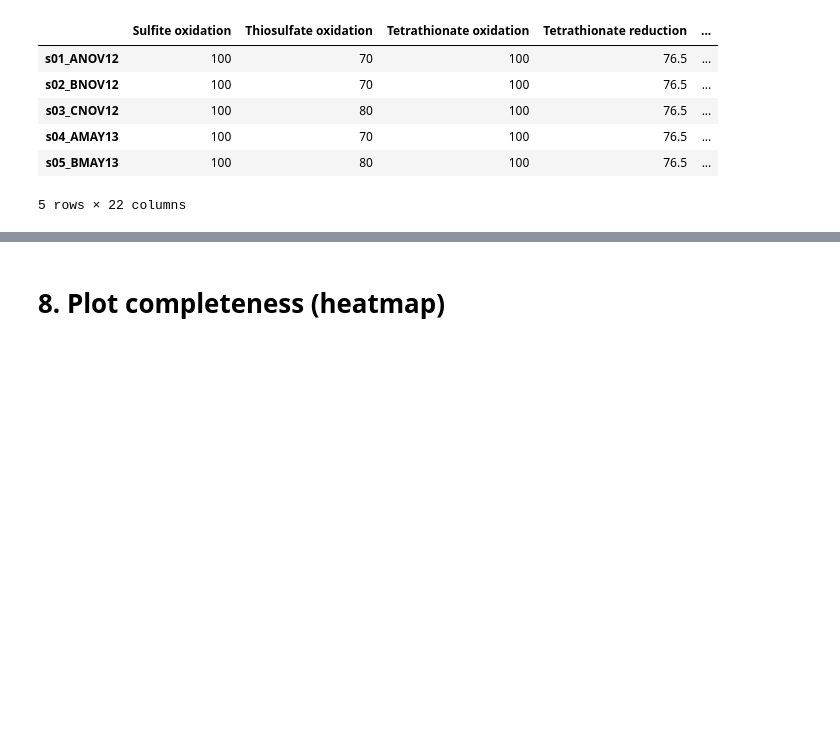
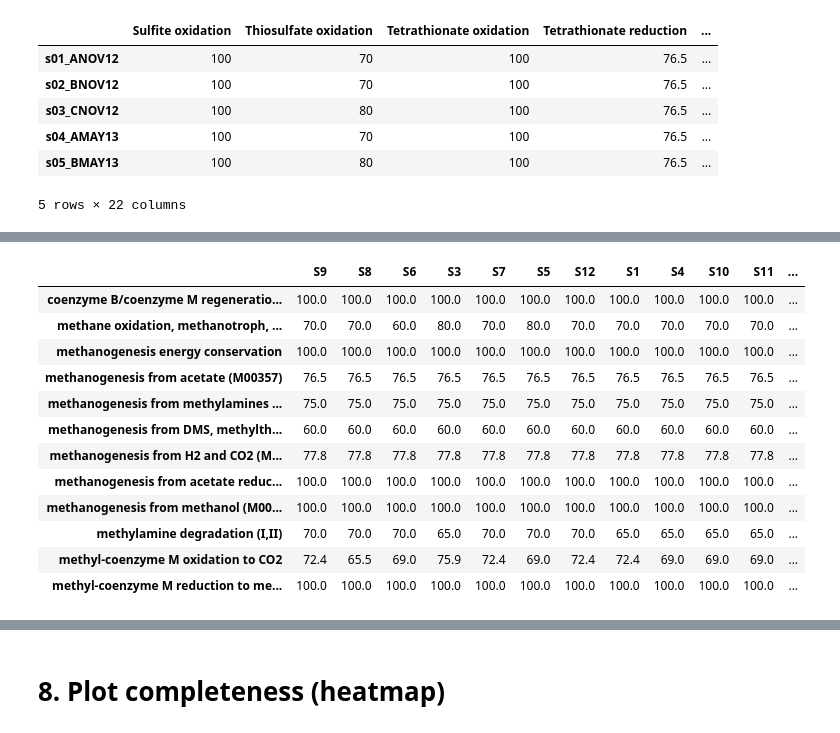
Before and after one commit to valdeanda/Time_series_mats, a Jupyter notebook: scripts/Pfams_completeness.ipynb, the cells around one changed output, grey strips where cells are left out. Cells and saved outputs as stored; diff of their text form; code cells hidden in the pictures; blank space fills up the shorter version.

```diff
--- a/scripts/Pfams_completeness.ipynb
+++ b/scripts/Pfams_completeness.ipynb
@@ -232,0 +236,3 @@ comp.head()
+# %%
+methane_comp=pd.read_table("../data/methane.completeness", index_col=0)
+methane_comp.head()
@@ -232,0 +253,5 @@ comp.head()
+# %%
+methane_comp=methane_comp[['carbon_1', 'carbon_2', 'carbon_3', 'carbon_4', 'carbon_5', 'carbon_6',
+       'carbon_7', 'carbon_8', 'carbon_9', 'carbon_10', 'carbon_12',
+       'carbon_13']]
+methane_comp
@@ -232,0 +301,16 @@ comp.head()
+# %%
+methane_comp.T
+# %% [output]
+|  | S9 | S8 | S6 | S3 | S7 | S5 | S12 | S1 | S4 | S10 | S11 | ... |
+| coenzyme B/coenzyme M regeneratio... | 100.0 | 100.0 | 100.0 | 100.0 | 100.0 | 100.0 | 100.0 | 100.0 | 100.0 | 100.0 | 100.0 | ... |
+| methane oxidation, methanotroph, ... | 70.0 | 70.0 | 60.0 | 80.0 | 70.0 | 80.0 | 70.0 | 70.0 | 70.0 | 70.0 | 70.0 | ... |
+| methanogenesis energy conservation | 100.0 | 100.0 | 100.0 | 100.0 | 100.0 | 100.0 | 100.0 | 100.0 | 100.0 | 100.0 | 100.0 | ... |
+| methanogenesis from acetate (M00357) | 76.5 | 76.5 | 76.5 | 76.5 | 76.5 | 76.5 | 76.5 | 76.5 | 76.5 | 76.5 | 76.5 | ... |
+| methanogenesis from methylamines ... | 75.0 | 75.0 | 75.0 | 75.0 | 75.0 | 75.0 | 75.0 | 75.0 | 75.0 | 75.0 | 75.0 | ... |
+| methanogenesis from DMS, methylth... | 60.0 | 60.0 | 60.0 | 60.0 | 60.0 | 60.0 | 60.0 | 60.0 | 60.0 | 60.0 | 60.0 | ... |
+| methanogenesis from H2 and CO2 (M... | 77.8 | 77.8 | 77.8 | 77.8 | 77.8 | 77.8 | 77.8 | 77.8 | 77.8 | 77.8 | 77.8 | ... |
+| methanogenesis from acetate reduc... | 100.0 | 100.0 | 100.0 | 100.0 | 100.0 | 100.0 | 100.0 | 100.0 | 100.0 | 100.0 | 100.0 | ... |
+| methanogenesis from methanol (M00... | 100.0 | 100.0 | 100.0 | 100.0 | 100.0 | 100.0 | 100.0 | 100.0 | 100.0 | 100.0 | 100.0 | ... |
+| methylamine degradation (I,II) | 70.0 | 70.0 | 70.0 | 65.0 | 70.0 | 70.0 | 70.0 | 65.0 | 65.0 | 65.0 | 65.0 | ... |
+| methyl-coenzyme M oxidation to CO2 | 72.4 | 65.5 | 69.0 | 75.9 | 72.4 | 69.0 | 72.4 | 72.4 | 69.0 | 69.0 | 69.0 | ... |
+| methyl-coenzyme M reduction to me... | 100.0 | 100.0 | 100.0 | 100.0 | 100.0 | 100.0 | 100.0 | 100.0 | 100.0 | 100.0 | 100.0 | ... |
```
Also changed, not shown: parts of 13 cells of this notebook.
